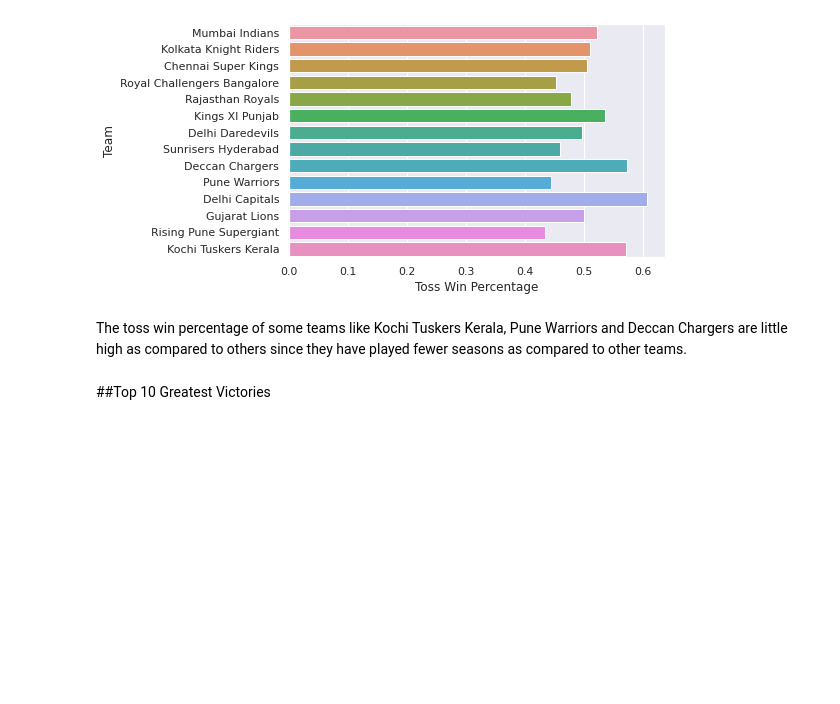
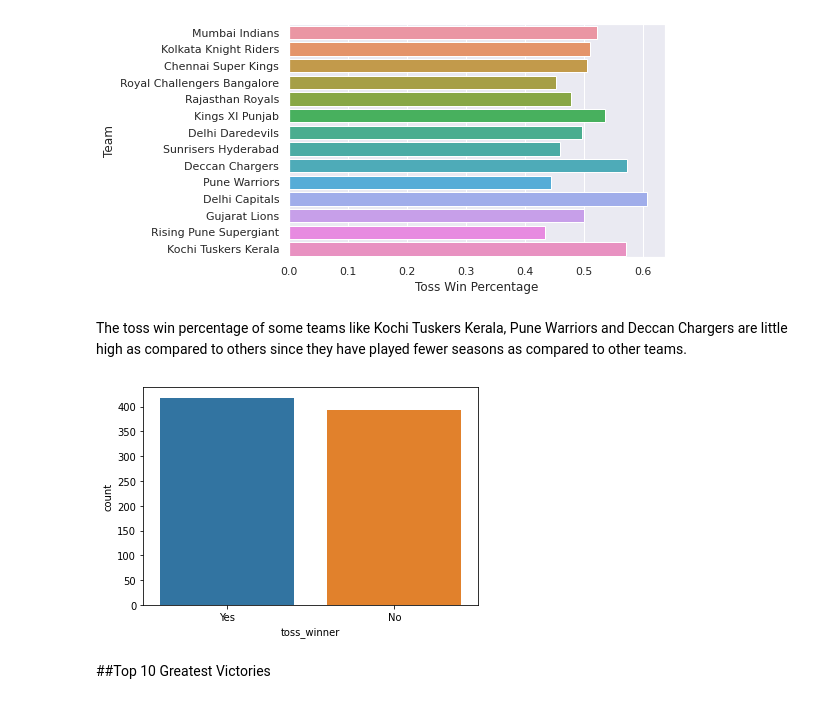
Before and after one commit to PrajwalKalpande/IPL-Score-and-Winner-Prediction, a Jupyter notebook: IPL_EDA.ipynb, the cells around one changed output. Cells and saved outputs as stored; diff of their text form; code cells hidden in the pictures; blank space fills up the shorter version.

```diff
--- a/IPL_EDA.ipynb
+++ b/IPL_EDA.ipynb
@@ -603,3 +612,5 @@ df_toss_win.head()
+# %%
+toss_data= toss_data.rename(columns= {'toss_influence':'toss_winner', 0:'count'})
 # %%
 df_toss_percent= pd.DataFrame(columns=['Team','Toss Win Percentage'])
 i= 0
@@ -630,6 +641,11 @@ plt.show()
 [figure]
 # %% [markdown]
 The toss win percentage of some teams like Kochi Tuskers Kerala, Pune Warriors and Deccan Chargers are little high as compared to others since they have played fewer seasons as compared to other teams.
+# %%
+sns.barplot(x = 'toss_winner', y= "count",data= toss_data,orient = 'v')
+plt.show()
+# %% [output]
+[figure, added]
 # %% [markdown]
 ##Top 10 Greatest Victories
 # %% [markdown]
```
Also changed, not shown: parts of 3 cells of this notebook.
